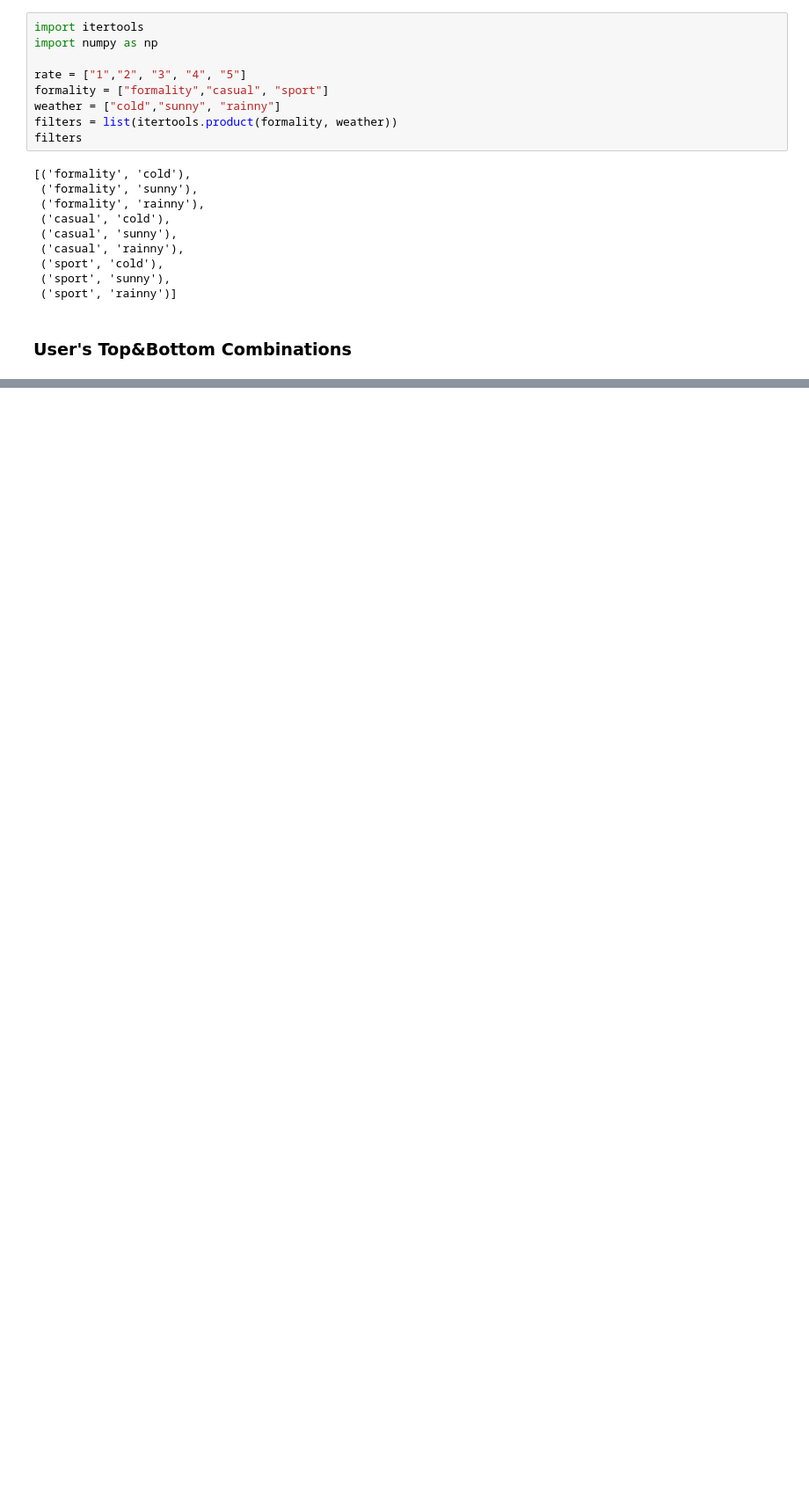
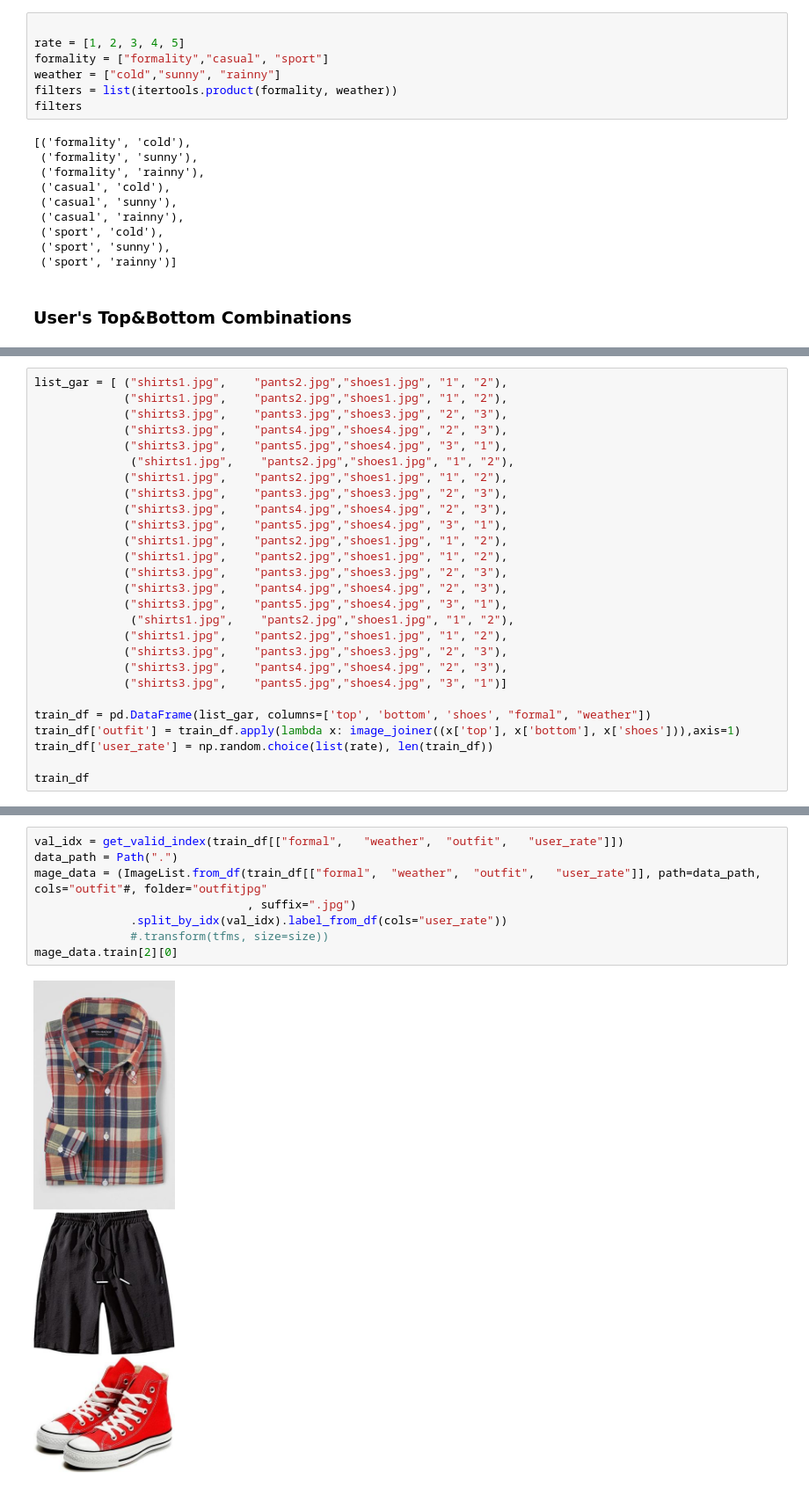
Before and after one commit to JesusTrj/FastFit_AI, a Jupyter notebook: Development/NB_Clothes_Combinatory.ipynb, the cells around one changed output, grey strips where cells are left out. Shown at 88% size. Cells and saved outputs as stored; diff of their text form; blank space fills up the shorter version.

Commit message:
🚧 Model training

```diff
--- a/Development/NB_Clothes_Combinatory.ipynb
+++ b/Development/NB_Clothes_Combinatory.ipynb
@@ -104,10 +107,8 @@ filters
  ('shoes', 'sport', 'sunny'),
  ('shoes', 'sport', 'rainny')]
 # %%
-import itertools
-import numpy as np
 
-rate = ["1","2", "3", "4", "5"]
+rate = [1, 2, 3, 4, 5]
 formality = ["formality","casual", "sport"]
 weather = ["cold","sunny", "rainny"]
 filters = list(itertools.product(formality, weather))
@@ -187,0 +215,27 @@ user_bottom = df[df["garment_type"]==2]
+# %%
+list_gar = [ ("shirts1.jpg",    "pants2.jpg","shoes1.jpg", "1", "2"),
+             ("shirts1.jpg",    "pants2.jpg","shoes1.jpg", "1", "2"),
+             ("shirts3.jpg",    "pants3.jpg","shoes3.jpg", "2", "3"),
+             ("shirts3.jpg",    "pants4.jpg","shoes4.jpg", "2", "3"),
+             ("shirts3.jpg",    "pants5.jpg","shoes4.jpg", "3", "1"),
+              ("shirts1.jpg",    "pants2.jpg","shoes1.jpg", "1", "2"),
+             ("shirts1.jpg",    "pants2.jpg","shoes1.jpg", "1", "2"),
+             ("shirts3.jpg",    "pants3.jpg","shoes3.jpg", "2", "3"),
+             ("shirts3.jpg",    "pants4.jpg","shoes4.jpg", "2", "3"),
+             ("shirts3.jpg",    "pants5.jpg","shoes4.jpg", "3", "1"),
+             ("shirts1.jpg",    "pants2.jpg","shoes1.jpg", "1", "2"),
+             ("shirts1.jpg",    "pants2.jpg","shoes1.jpg", "1", "2"),
+             ("shirts3.jpg",    "pants3.jpg","shoes3.jpg", "2", "3"),
+             ("shirts3.jpg",    "pants4.jpg","shoes4.jpg", "2", "3"),
+             ("shirts3.jpg",    "pants5.jpg","shoes4.jpg", "3", "1"),
+              ("shirts1.jpg",    "pants2.jpg","shoes1.jpg", "1", "2"),
+             ("shirts1.jpg",    "pants2.jpg","shoes1.jpg", "1", "2"),
+             ("shirts3.jpg",    "pants3.jpg","shoes3.jpg", "2", "3"),
+             ("shirts3.jpg",    "pants4.jpg","shoes4.jpg", "2", "3"),
+             ("shirts3.jpg",    "pants5.jpg","shoes4.jpg", "3", "1")]
+
+train_df = pd.DataFrame(list_gar, columns=['top', 'bottom', 'shoes', "formal", "weather"])
+train_df['outfit'] = train_df.apply(lambda x: image_joiner((x['top'], x['bottom'], x['shoes'])),axis=1)
+train_df['user_rate'] = np.random.choice(list(rate), len(train_df))
+
+train_df
@@ -187,0 +322,10 @@ user_bottom = df[df["garment_type"]==2]
+# %%
+val_idx = get_valid_index(train_df[["formal",	"weather",	"outfit", 	"user_rate"]])
+data_path = Path(".")
+mage_data = (ImageList.from_df(train_df[["formal",	"weather",	"outfit", 	"user_rate"]], path=data_path, cols="outfit"#, folder="outfitjpg"
+                               , suffix=".jpg")
+              .split_by_idx(val_idx).label_from_df(cols="user_rate"))
+              #.transform(tfms, size=size))
+mage_data.train[2][0]
+# %% [output]
+[figure, added]
```
Also changed, not shown: parts of 25 cells of this notebook.
